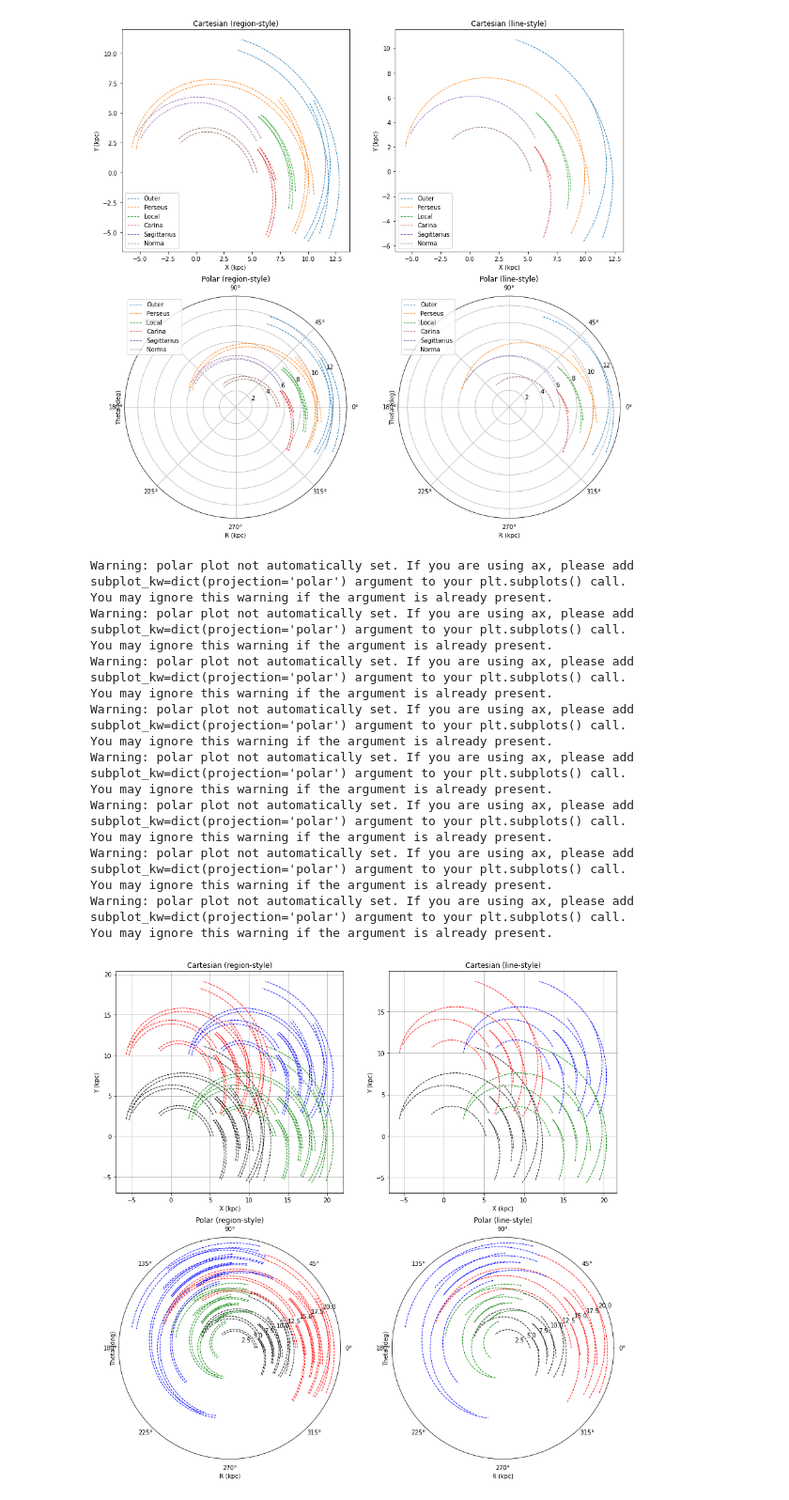
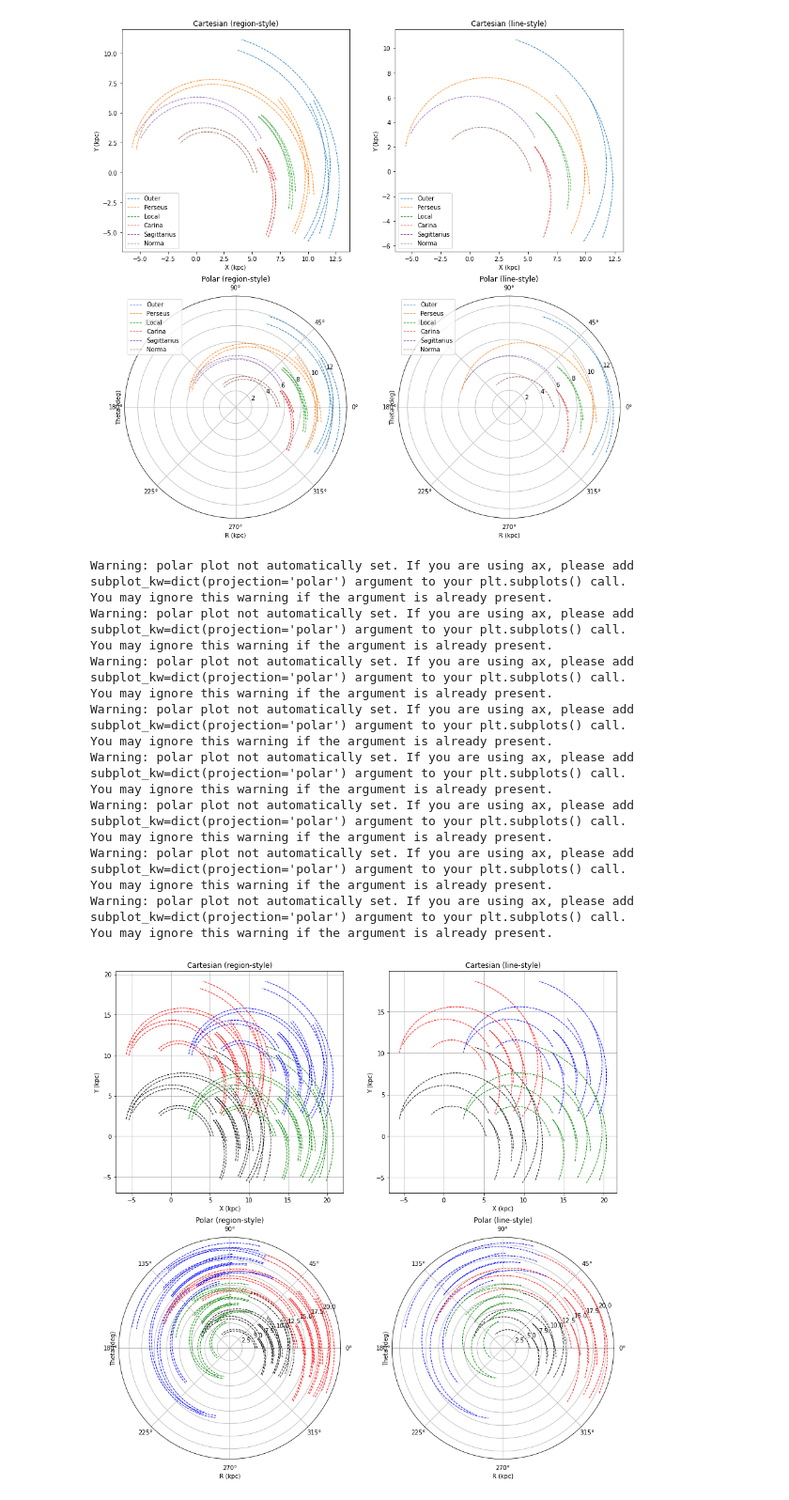
Before and after one commit to xiawenke/mwplotlib, a Jupyter notebook: example.ipynb, the cells around one changed output. Shown at 94% size. Drawn from its saved outputs; the diff is of its cells as text; code cells hidden in the pictures.

```diff
--- a/example.ipynb
+++ b/example.ipynb
@@ -232,35 +232,33 @@ ax3.MilkyWay.shape(plot_type="polar", style="region", lw=1, legend=False, offset
 ax3.MilkyWay.shape(plot_type="polar", style="region", lw=1, legend=False, offsets=[0, 8], color="red") # Milky Way with offsets 0 in theta and 8 in r
 ax3.MilkyWay.shape(plot_type="polar", style="region", lw=1, legend=False, offsets=[8, 0], color="green") # Milky Way with offsets 8 in theta and 0 in r
 ax3.MilkyWay.shape(plot_type="polar", style="region", lw=1, legend=False, offsets=[8, 8], color="blue") # Milky Way with offsets 8 in theta and 8 in r
-ax3.grid() # Add grid
 
 # Fourth plot - Polar (line-style)
 ax4 = plt.subplot(224, projection='polar') # Create a subplot, IT IS IMPORTANT TO SPECIFY THE PROJECTION
 ax4 = MilkyWay.mw_plt(ax4) # Add the mwplotlib to the subplot
 ax4.set_title("Polar (line-style)") # Set the title of the subplot
 ax4.set_xlabel("R (kpc)") # Set the x-label of the subplot
 ax4.set_ylabel("Theta (deg)") # Set the y-label of the subplot
 ax4.MilkyWay.shape(plot_type="polar", style="line", lw=1, legend=False, offsets=[0, 0], color="black") # Milky Way without offsets
 ax4.MilkyWay.shape(plot_type="polar", style="line", lw=1, legend=False, offsets=[0, 8], color="red") # Milky Way with offsets 0 in theta and 8 in r
 ax4.MilkyWay.shape(plot_type="polar", style="line", lw=1, legend=False, offsets=[8, 0], color="green") # Milky Way with offsets 8 in theta and 0 in r
 ax4.MilkyWay.shape(plot_type="polar", style="line", lw=1, legend=False, offsets=[8, 8], color="blue") # Milky Way with offsets 8 in theta and 8 in r
 # Be careful that the theta is in RADIAN
-ax4.grid() # Add grid
 # %% [output]
 Warning: polar plot not automatically set. If you are using ax, please add subplot_kw=dict(projection='polar') argument to your plt.subplots() call.
 You may ignore this warning if the argument is already present.
 Warning: polar plot not automatically set. If you are using ax, please add subplot_kw=dict(projection='polar') argument to your plt.subplots() call.
 You may ignore this warning if the argument is already present.
 Warning: polar plot not automatically set. If you are using ax, please add subplot_kw=dict(projection='polar') argument to your plt.subplots() call.
 You may ignore this warning if the argument is already present.
 Warning: polar plot not automatically set. If you are using ax, please add subplot_kw=dict(projection='polar') argument to your plt.subplots() call.
 You may ignore this warning if the argument is already present.
 Warning: polar plot not automatically set. If you are using ax, please add subplot_kw=dict(projection='polar') argument to your plt.subplots() call.
 You may ignore this warning if the argument is already present.
 Warning: polar plot not automatically set. If you are using ax, please add subplot_kw=dict(projection='polar') argument to your plt.subplots() call.
 You may ignore this warning if the argument is already present.
 Warning: polar plot not automatically set. If you are using ax, please add subplot_kw=dict(projection='polar') argument to your plt.subplots() call.
 You may ignore this warning if the argument is already present.
 Warning: polar plot not automatically set. If you are using ax, please add subplot_kw=dict(projection='polar') argument to your plt.subplots() call.
 You may ignore this warning if the argument is already present.
-[figure, old version]
+[figure, new version]
```
